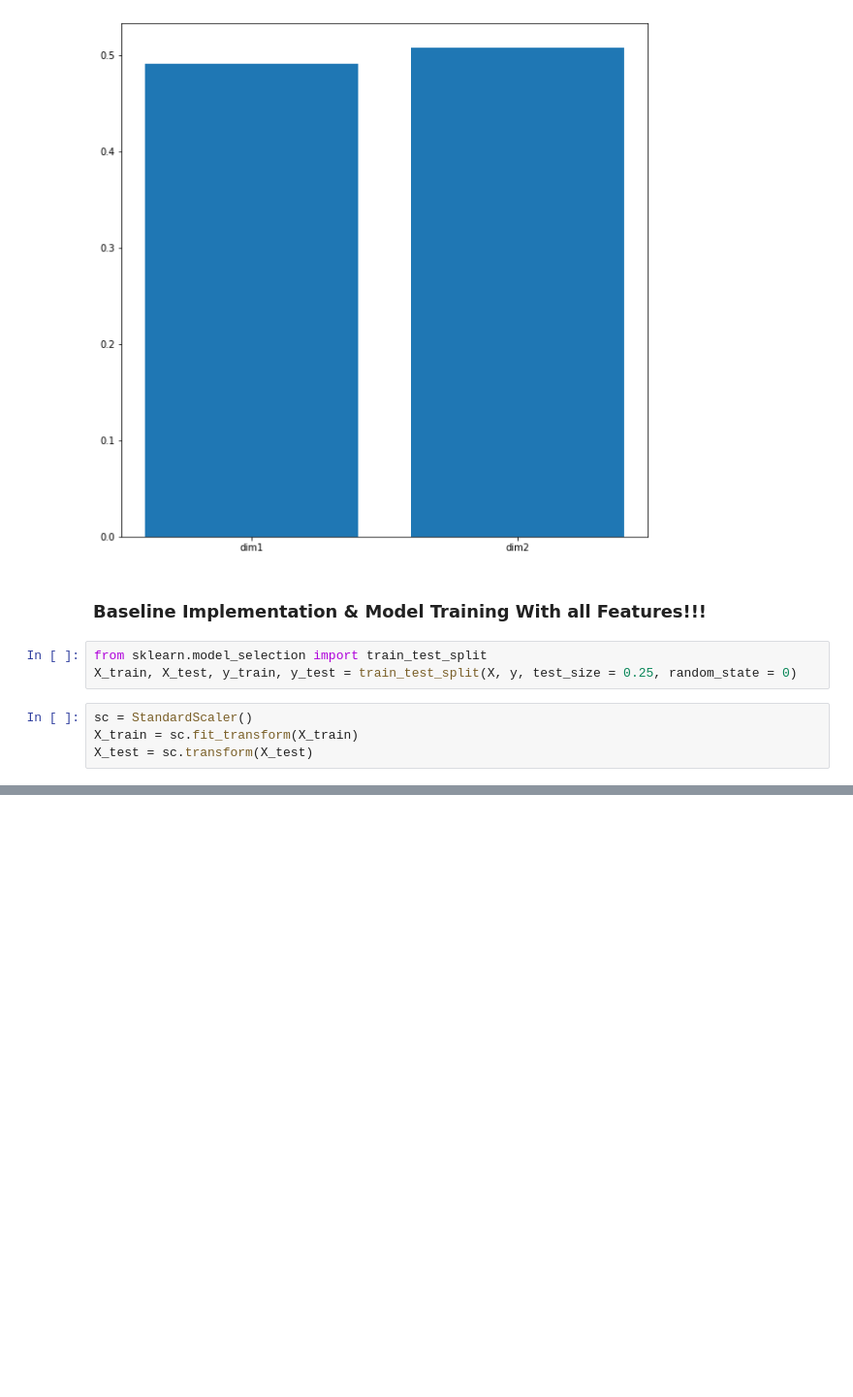
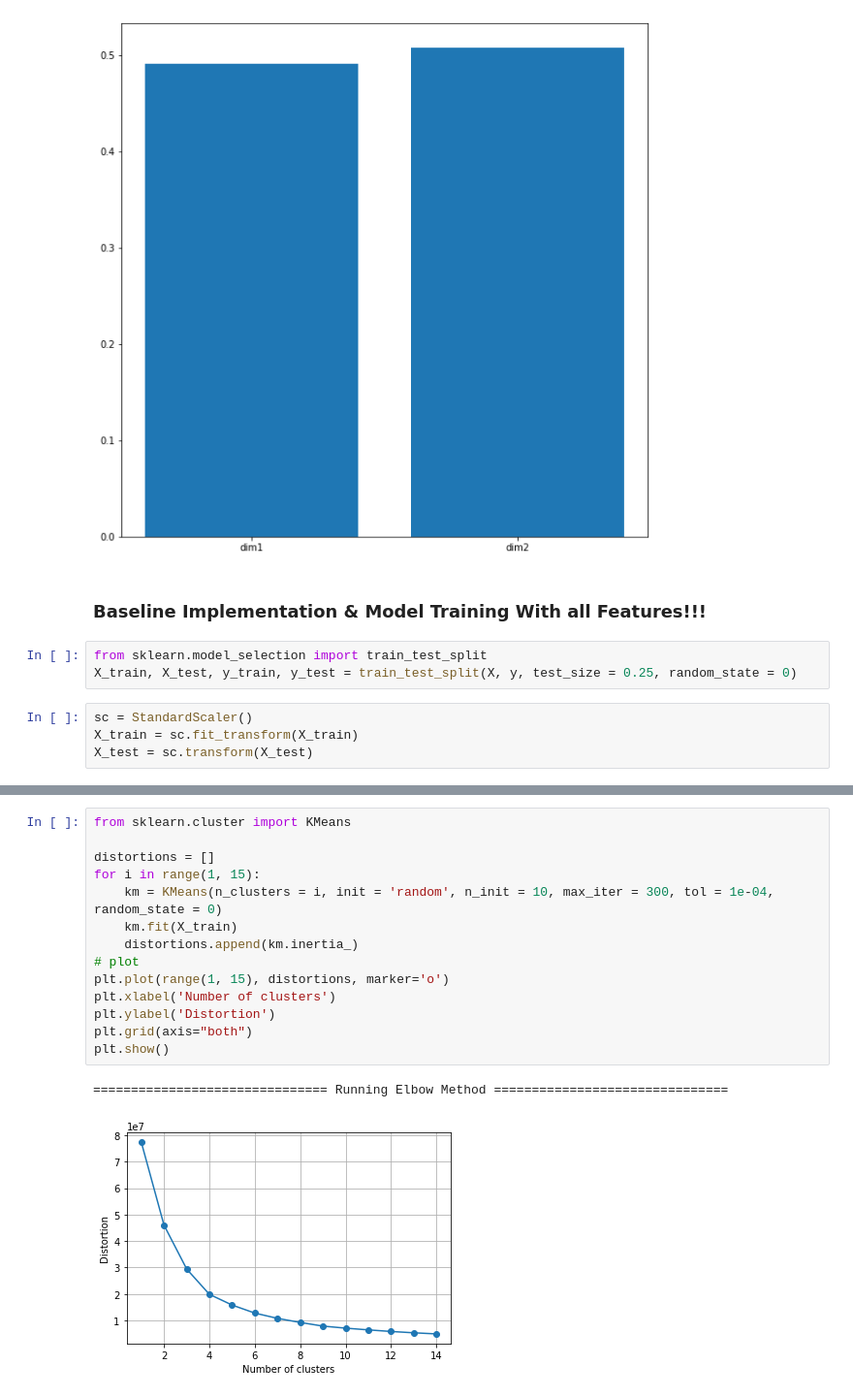
Before and after one commit to BSSB33/DSC-Lab, a Jupyter notebook: high_disturbance_ratio/disturbance.ipynb, the cells around one changed output, grey strips where cells are left out. Shown at 97% size. Saved outputs shown, nothing was run; the diff lists cells and outputs as text; blank space fills up the shorter version.

```diff
--- a/high_disturbance_ratio/disturbance.ipynb
+++ b/high_disturbance_ratio/disturbance.ipynb
@@ -215,0 +226,17 @@ for i in range(len(models)):
+# %%
+from sklearn.cluster import KMeans
+
+distortions = []
+for i in range(1, 15):
+    km = KMeans(n_clusters = i, init = 'random', n_init = 10, max_iter = 300, tol = 1e-04, random_state = 0)
+    km.fit(X_train)
+    distortions.append(km.inertia_)
+# plot
+plt.plot(range(1, 15), distortions, marker='o')
+plt.xlabel('Number of clusters')
+plt.ylabel('Distortion')
+plt.grid(axis="both")
+plt.show()
+# %% [output]
+=============================== Running Elbow Method ===============================
+[figure, added]
```
Also changed, not shown: parts of 7 cells of this notebook.
